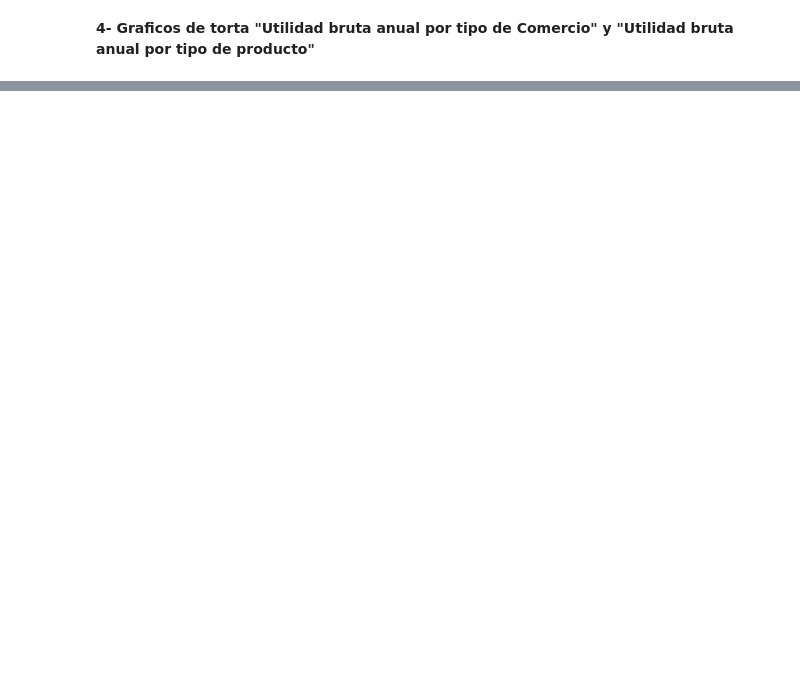
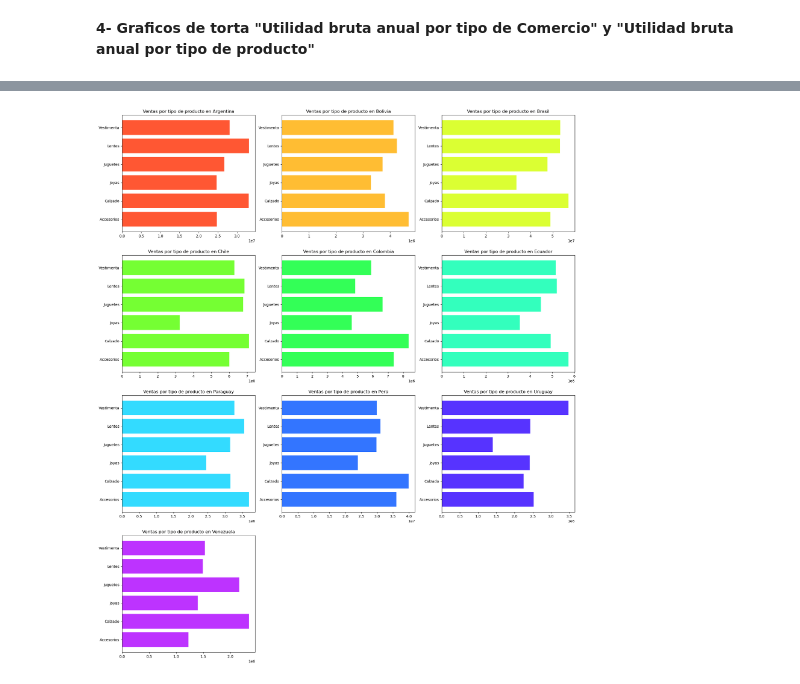
Before and after one commit to manuelpalomeque/ISPC--An-lisisDeDatos--DataBring, a Jupyter notebook: Proyecto Integrador - Analista de Datos - ISPC-Palomeque.ipynb, the cells around one changed output, grey strips where cells are left out. Saved outputs shown, nothing was run; the diff lists cells and outputs as text; code cells hidden in the pictures; blank space fills up the shorter version.

```diff
--- a/Proyecto Integrador - Analista de Datos - ISPC-Palomeque.ipynb
+++ b/Proyecto Integrador - Analista de Datos - ISPC-Palomeque.ipynb
@@ -639,0 +646,15 @@ plt.show()
+# %%
+tipoProductoPorPais = dataframe.groupby(['pais', 'tipo_producto']) ['ventas'].sum().reset_index()
+
+tipoProductoArgentina = tipoProductoPorPais[tipoProductoPorPais['pais'] == 'Argentina']
+tipoProductoBolivia = tipoProductoPorPais[tipoProductoPorPais['pais'] == 'Bolivia']
+tipoProductoBrazil = tipoProductoPorPais[tipoProductoPorPais['pais'] == 'Brazil']
+tipoProductoChile = tipoProductoPorPais[tipoProductoPorPais['pais'] == 'Chile']
+tipoProductoColombia = tipoProductoPorPais[tipoProductoPorPais['pais'] == 'Colombia']
+tipoProductoEcuador = tipoProductoPorPais[tipoProductoPorPais['pais'] == 'Ecuador']
+tipoProductoParaguay = tipoProductoPorPais[tipoProductoPorPais['pais'] == 'Paraguay']
+tipoProductoPeru = tipoProductoPorPais[tipoProductoPorPais['pais'] == 'Peru']
+tipoProductoUruguay = tipoProductoPorPais[tipoProductoPorPais['pais'] == 'Uruguay']
+tipoProductoVenezuela = tipoProductoPorPais[tipoProductoPorPais['pais'] == 'Venezuela']
+
+tipoProductoArgentina
@@ -639,0 +669,78 @@ plt.show()
+# %%
+# Ajusto el tamaño dle plot, ya que quedaban muy juntos los graficos
+plt.figure(figsize=(22, 40))
+
+# Argentina
+plt.subplot(6,3,1)
+plt.barh(tipoProductoArgentina['tipo_producto'], tipoProductoArgentina['ventas'], color= "#FF5733")
+# plt.xlabel('Cantidad de ventas')
+# plt.ylabel('Tipo de producto')
+plt.title('Ventas por tipo de producto en Argentina')
+
+# Bolivia
+plt.subplot(6,3,2)
+plt.barh(tipoProductoBolivia['tipo_producto'], tipoProductoBolivia['ventas'], color= "#FFBD33")
+# plt.xlabel('Cantidad de ventas')
+# plt.ylabel('Tipo de producto')
+plt.title('Ventas por tipo de producto en Bolivia')
+
+# Brazil
+plt.subplot(6,3,3)
+plt.barh(tipoProductoBrazil['tipo_producto'], tipoProductoBrazil['ventas'], color= "#DBFF33")
+# plt.xlabel('Cantidad de ventas')
+# plt.ylabel('Tipo de producto')
+plt.title('Ventas por tipo de producto en Brasil')
+
+# Chile
+plt.subplot(6,3,4)
+plt.barh(tipoProductoChile['tipo_producto'], tipoProductoChile['ventas'], color= "#75FF33")
+# plt.xlabel('Cantidad de ventas')
+# plt.ylabel('Tipo de producto')
+plt.title('Ventas por tipo de producto en Chile')
+
+# Colombia
+plt.subplot(6,3,5)
+plt.barh(tipoProductoColombia['tipo_producto'], tipoProductoColombia['ventas'], color= "#33FF57")
+# plt.xlabel('Cantidad de ventas')
+# plt.ylabel('Tipo de producto')
+plt.title('Ventas por tipo de producto en Colombia')
+
+# Ecuador
+plt.subplot(6,3,6)
+plt.barh(tipoProductoEcuador['tipo_producto'], tipoProductoEcuador['ventas'], color= "#33FFBD")
+# plt.xlabel('Cantidad de ventas')
+# plt.ylabel('Tipo de producto')
+plt.title('Ventas por tipo de producto en Ecuador')
+
+# Paraguay
+plt.subplot(6,3,7)
+plt.barh(tipoProductoParaguay['tipo_producto'], tipoProductoParaguay['ventas'], color= "#33DBFF")
+# plt.xlabel('Cantidad de ventas')
+# plt.ylabel('Tipo de producto')
+plt.title('Ventas por tipo de producto en Paraguay')
+
+# Peru
+plt.subplot(6,3,8)
+plt.barh(tipoProductoPeru['tipo_producto'], tipoProductoPeru['ventas'], color= "#3375FF")
+# plt.xlabel('Cantidad de ventas')
+# plt.ylabel('Tipo de producto')
+plt.title('Ventas por tipo de producto en Perú')
+
+# Uruguay
+plt.subplot(6,3,9)
+plt.barh(tipoProductoUruguay['tipo_producto'], tipoProductoUruguay['ventas'], color= "#5733FF")
+# plt.xlabel('Cantidad de ventas')
+# plt.ylabel('Tipo de producto')
+plt.title('Ventas por tipo de producto en Uruguay')
+
+# Venezuela
+plt.subplot(6,3,10)
+plt.barh(tipoProductoVenezuela['tipo_producto'], tipoProductoVenezuela['ventas'], color='#BD33FF')
+# plt.xlabel('Cantidad de ventas')
+# plt.ylabel('Tipo de producto')
+plt.title('Ventas por tipo de producto en Venezuela')
+
+
+plt.show()
+# %% [output]
+[figure, added]
```
Also changed, not shown: parts of 5 cells of this notebook.
